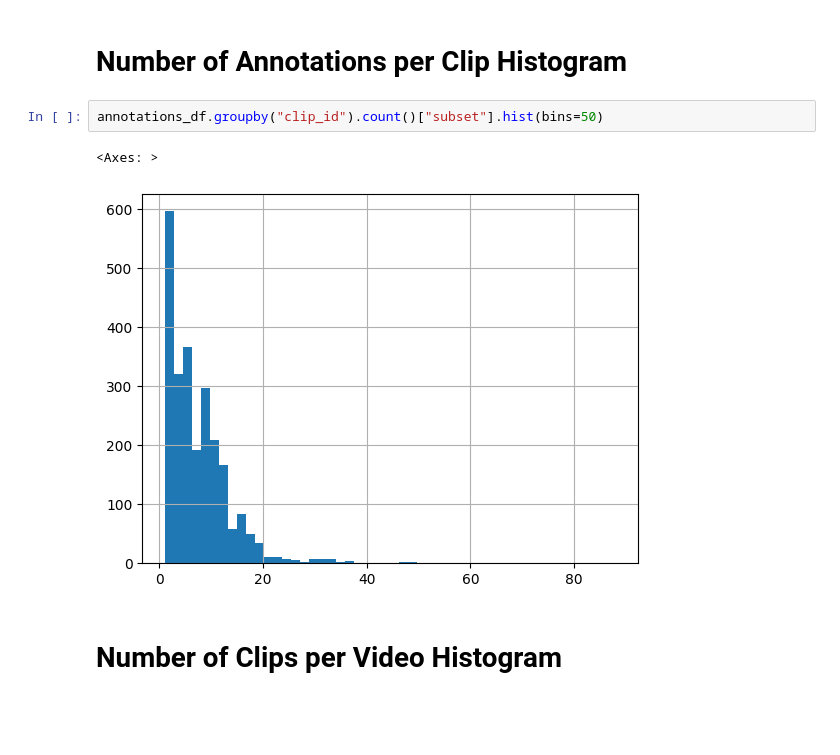
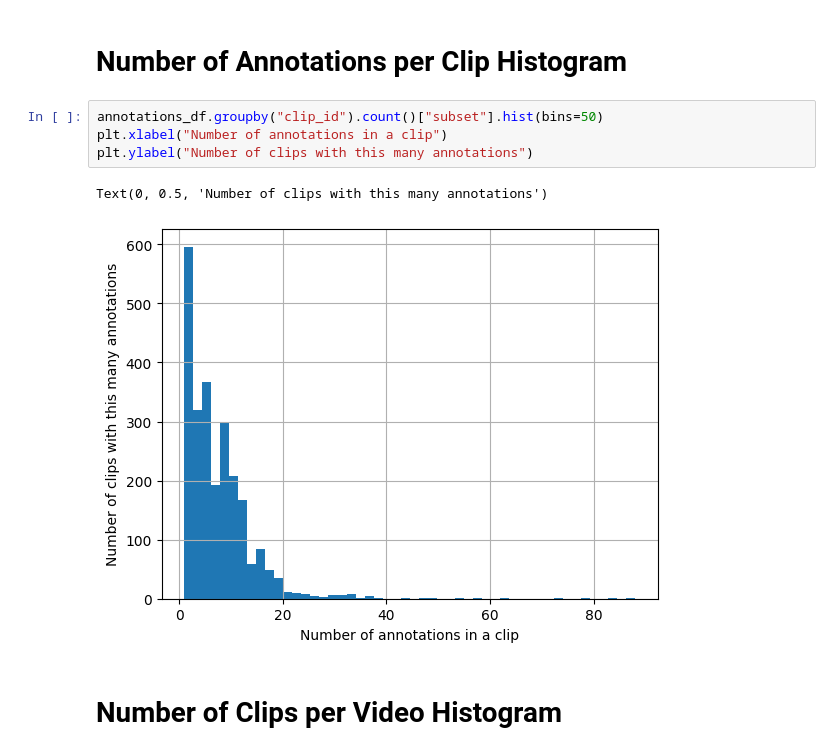
Before and after one commit to ardarslan/egocentric-video-understanding, a Jupyter notebook: scripts/03_analyze_annotations/analyze_annotations.ipynb, the cells around one changed output. Saved outputs shown, nothing was run; the diff lists cells and outputs as text; blank space fills up the shorter version.

```diff
--- a/scripts/03_analyze_annotations/analyze_annotations.ipynb
+++ b/scripts/03_analyze_annotations/analyze_annotations.ipynb
@@ -47,9 +48,11 @@ annotations_df["subset"].hist()
 # Number of Annotations per Clip Histogram
 # %%
 annotations_df.groupby("clip_id").count()["subset"].hist(bins=50)
+plt.xlabel("Number of annotations in a clip")
+plt.ylabel("Number of clips with this many annotations")
 # %% [output]
-<Axes: >
+Text(0, 0.5, 'Number of clips with this many annotations')
-[figure, old version]
+[figure, new version]
 # %% [markdown]
 # Number of Clips per Video Histogram
 # %%
```
Also changed, not shown: parts of 13 cells of this notebook, 6 other files.
